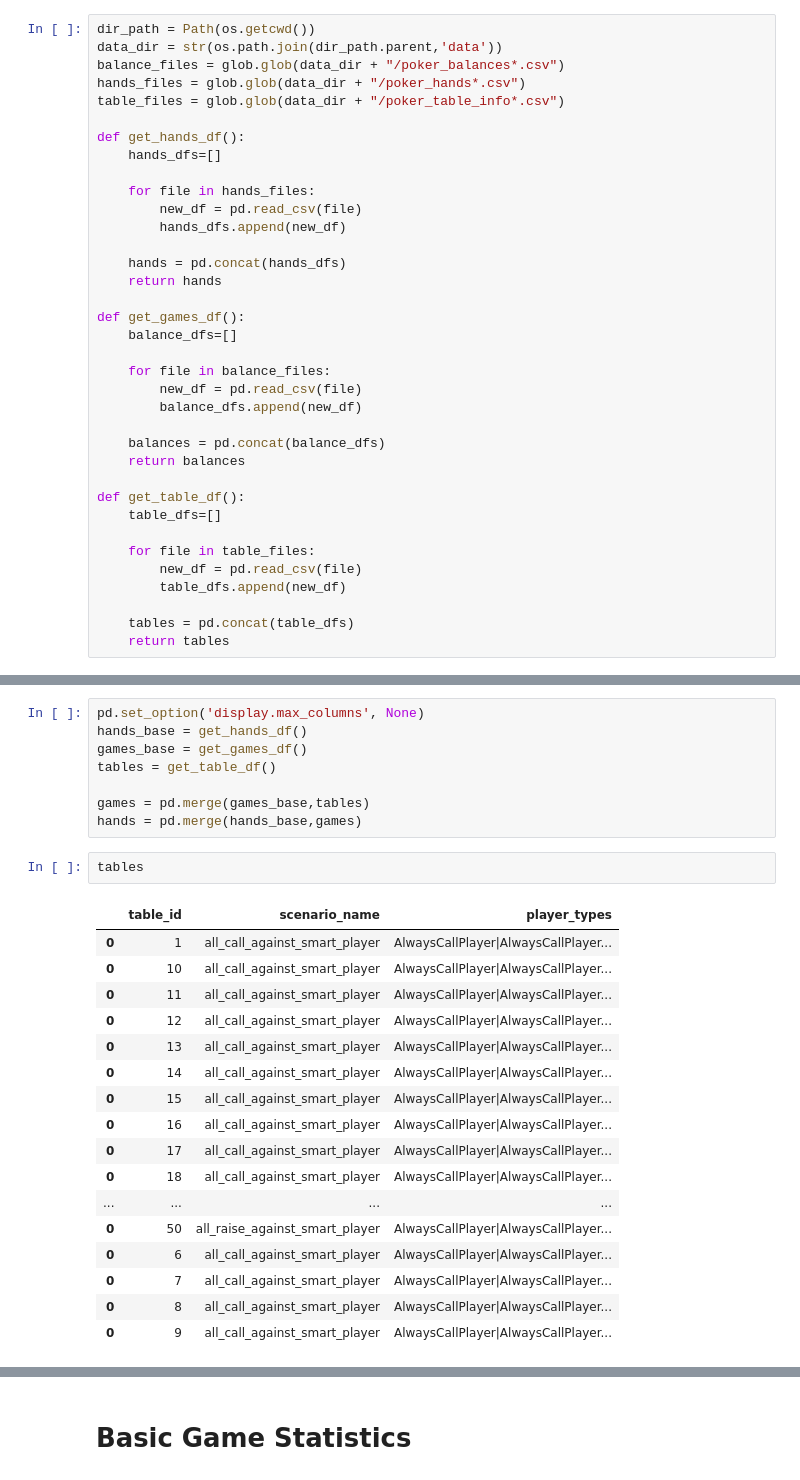
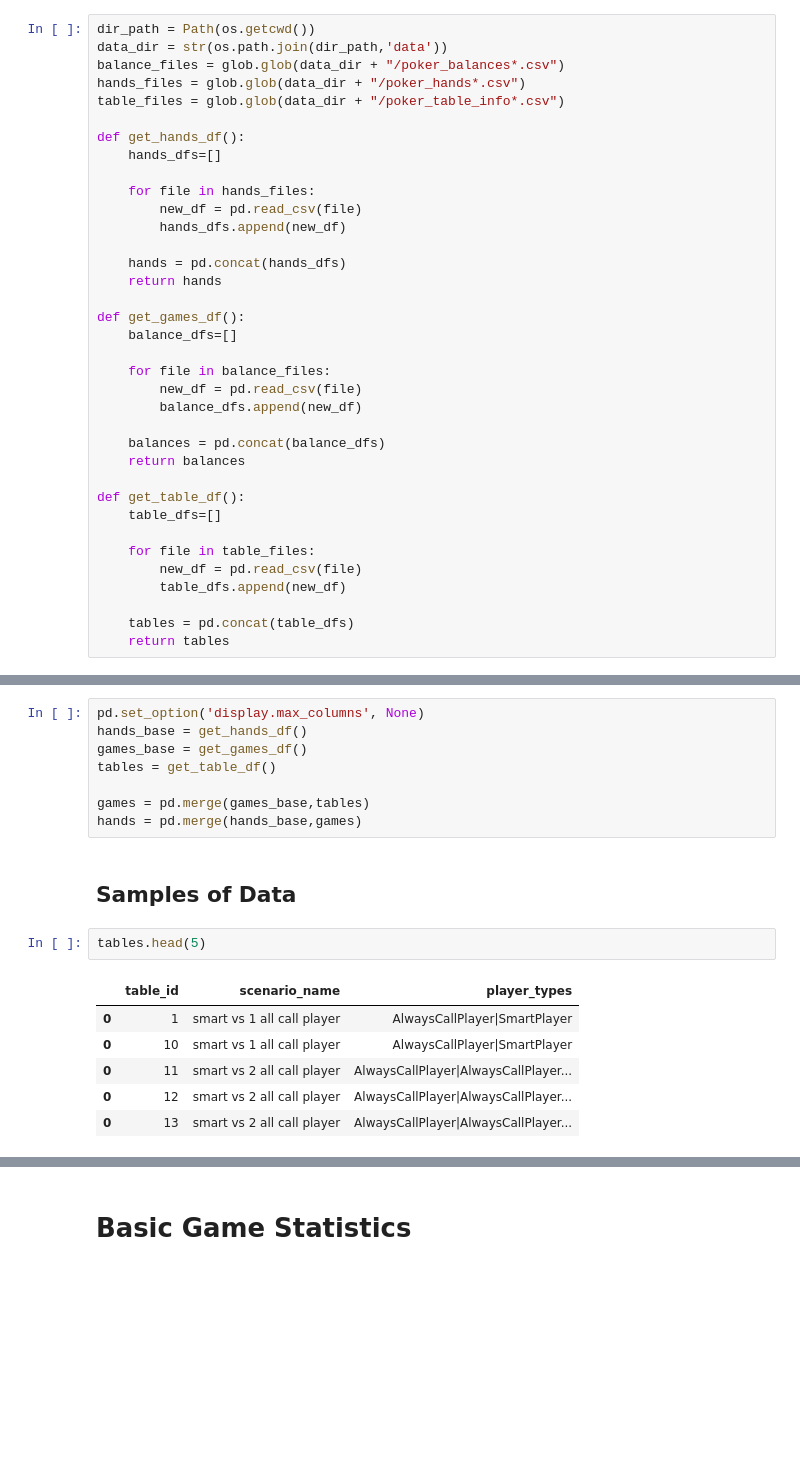
Before and after one commit to Silber8806/PokerPro, a Jupyter notebook: source_code/analysis/Poker Simulation Analysis.ipynb, the cells around one changed output, grey strips where cells are left out. Drawn from its saved outputs; the diff is of its cells as text; blank space fills up the shorter version.

```diff
--- a/source_code/analysis/Poker Simulation Analysis.ipynb
+++ b/source_code/analysis/Poker Simulation Analysis.ipynb
@@ -7,6 +10,6 @@ from pathlib import Path
 # %%
 dir_path = Path(os.getcwd())
-data_dir = str(os.path.join(dir_path.parent,'data'))
+data_dir = str(os.path.join(dir_path,'data'))
 balance_files = glob.glob(data_dir + "/poker_balances*.csv")
 hands_files = glob.glob(data_dir + "/poker_hands*.csv")
 table_files = glob.glob(data_dir + "/poker_table_info*.csv")
@@ -48,24 +53,15 @@ tables = get_table_df()
 
 games = pd.merge(games_base,tables)
 hands = pd.merge(hands_base,games)
+# %% [markdown]
+## Samples of Data
 # %%
-tables
+tables.head(5)
 # %% [output]
 |  | table_id | scenario_name | player_types |
-| 0 | 1 | all_call_against_smart_player | AlwaysCallPlayer|AlwaysCallPlayer... |
-| 0 | 10 | all_call_against_smart_player | AlwaysCallPlayer|AlwaysCallPlayer... |
-| 0 | 11 | all_call_against_smart_player | AlwaysCallPlayer|AlwaysCallPlayer... |
-| 0 | 12 | all_call_against_smart_player | AlwaysCallPlayer|AlwaysCallPlayer... |
-| 0 | 13 | all_call_against_smart_player | AlwaysCallPlayer|AlwaysCallPlayer... |
-| 0 | 14 | all_call_against_smart_player | AlwaysCallPlayer|AlwaysCallPlayer... |
-| 0 | 15 | all_call_against_smart_player | AlwaysCallPlayer|AlwaysCallPlayer... |
-| 0 | 16 | all_call_against_smart_player | AlwaysCallPlayer|AlwaysCallPlayer... |
-| 0 | 17 | all_call_against_smart_player | AlwaysCallPlayer|AlwaysCallPlayer... |
-| 0 | 18 | all_call_against_smart_player | AlwaysCallPlayer|AlwaysCallPlayer... |
-| ... | ... | ... | ... |
-| 0 | 50 | all_raise_against_smart_player | AlwaysCallPlayer|AlwaysCallPlayer... |
-| 0 | 6 | all_call_against_smart_player | AlwaysCallPlayer|AlwaysCallPlayer... |
-| 0 | 7 | all_call_against_smart_player | AlwaysCallPlayer|AlwaysCallPlayer... |
-| 0 | 8 | all_call_against_smart_player | AlwaysCallPlayer|AlwaysCallPlayer... |
-| 0 | 9 | all_call_against_smart_player | AlwaysCallPlayer|AlwaysCallPlayer... |
+| 0 | 1 | smart vs 1 all call player | AlwaysCallPlayer|SmartPlayer |
+| 0 | 10 | smart vs 1 all call player | AlwaysCallPlayer|SmartPlayer |
+| 0 | 11 | smart vs 2 all call player | AlwaysCallPlayer|AlwaysCallPlayer... |
+| 0 | 12 | smart vs 2 all call player | AlwaysCallPlayer|AlwaysCallPlayer... |
+| 0 | 13 | smart vs 2 all call player | AlwaysCallPlayer|AlwaysCallPlayer... |
 # %%
```
Also changed, not shown: parts of 16 cells of this notebook, 1 other file.
